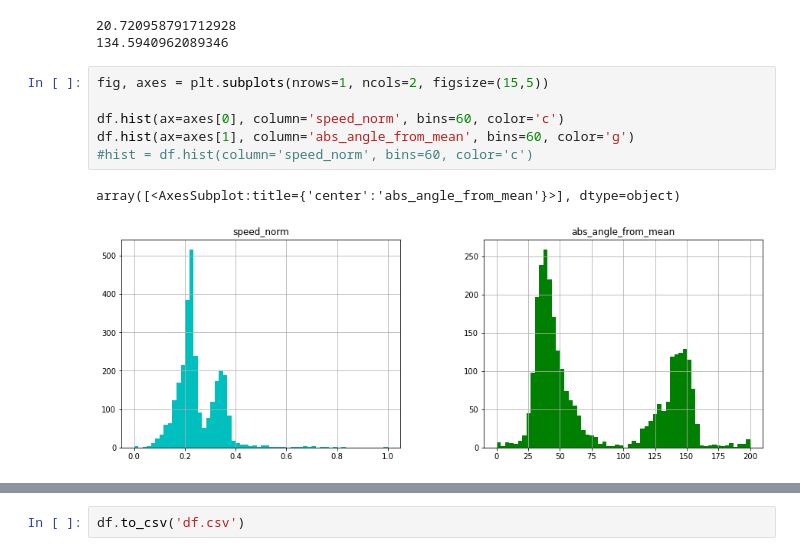
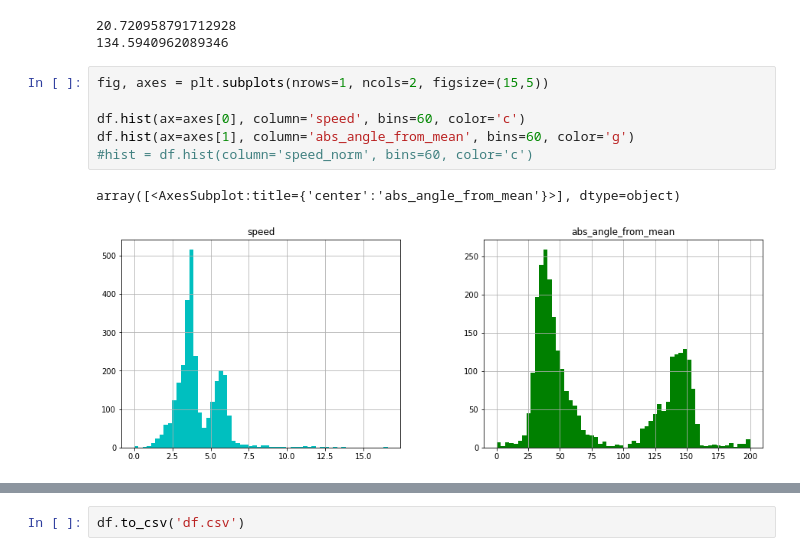
Before and after one commit to cd205/gps_sail_perf, a Jupyter notebook: EDA.ipynb, the cells around one changed output, grey strips where cells are left out. Saved outputs shown, nothing was run; the diff lists cells and outputs as text.

```diff
--- a/EDA.ipynb
+++ b/EDA.ipynb
@@ -220,10 +220,10 @@ print(df['compass_bearing'].mean())
 # %%
 fig, axes = plt.subplots(nrows=1, ncols=2, figsize=(15,5))
 
-df.hist(ax=axes[0], column='speed_norm', bins=60, color='c')
+df.hist(ax=axes[0], column='speed', bins=60, color='c')
 df.hist(ax=axes[1], column='abs_angle_from_mean', bins=60, color='g')
 #hist = df.hist(column='speed_norm', bins=60, color='c')
 # %% [output]
 array([<AxesSubplot:title={'center':'abs_angle_from_mean'}>], dtype=object)
-[figure, old version]
+[figure, new version]
 # %%
```
Also changed, not shown: parts of 8 cells of this notebook.
